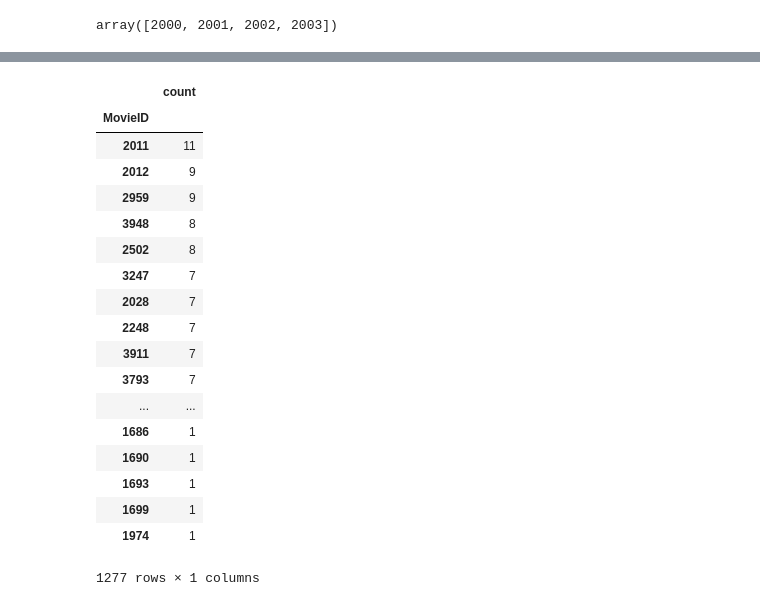
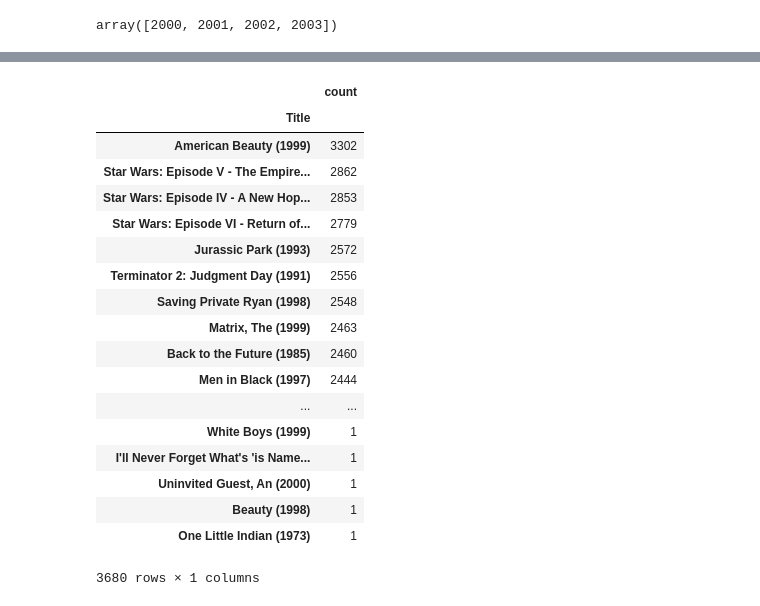
Before and after one commit to amprova/Larger_scale_data, a Jupyter notebook: project2/data_summary.ipynb, the cells around one changed output, grey strips where cells are left out. Cells and saved outputs as stored; diff of their text form; code cells hidden in the pictures.

```diff
--- a/project2/data_summary.ipynb
+++ b/project2/data_summary.ipynb
@@ -341,3 +341,10 @@ ratings['Year'] = ratings['Year'].round()
 ratings['Year'].unique()
 # %% [output]
 array([2000, 2001, 2002, 2003])
+# %%
+movies['movie_year'] = movies['Title'].apply(lambda row:row.split(' (')[1])
+# %%
+movies['movie_year'] = movies['movie_year'].apply(lambda row:row.split(')')[0])
+# %%
+joined = join(ratings, movies, 'left', 'MovieID')
+joined.head()
@@ -344,23 +392,23 @@ array([2000, 2001, 2002, 2003])
 # %%
-a = groupby_count(ratings, ['Year','MovieID'], 'Rating')
-a.loc[2003].sort_values(by='count', ascending= False)
+a = groupby_count(joined, ['Year','Title'], 'Rating')
+a.loc[2000].sort_values(by='count', ascending= False)
 # %% [output]
 |  | count |
-| MovieID |  |
-| 2011 | 11 |
-| 2012 | 9 |
-| 2959 | 9 |
-| 3948 | 8 |
-| 2502 | 8 |
-| 3247 | 7 |
-| 2028 | 7 |
-| 2248 | 7 |
-| 3911 | 7 |
-| 3793 | 7 |
+| Title |  |
+| American Beauty (1999) | 3302 |
+| Star Wars: Episode V - The Empire... | 2862 |
+| Star Wars: Episode IV - A New Hop... | 2853 |
+| Star Wars: Episode VI - Return of... | 2779 |
+| Jurassic Park (1993) | 2572 |
+| Terminator 2: Judgment Day (1991) | 2556 |
+| Saving Private Ryan (1998) | 2548 |
+| Matrix, The (1999) | 2463 |
+| Back to the Future (1985) | 2460 |
+| Men in Black (1997) | 2444 |
 | ... | ... |
-| 1686 | 1 |
-| 1690 | 1 |
-| 1693 | 1 |
-| 1699 | 1 |
-| 1974 | 1 |
+| White Boys (1999) | 1 |
+| I'll Never Forget What's 'is Name... | 1 |
+| Uninvited Guest, An (2000) | 1 |
+| Beauty (1998) | 1 |
+| One Little Indian (1973) | 1 |
-1277 rows × 1 columns
+3680 rows × 1 columns
```
Also changed, not shown: parts of 3 cells of this notebook, 58 other files.
